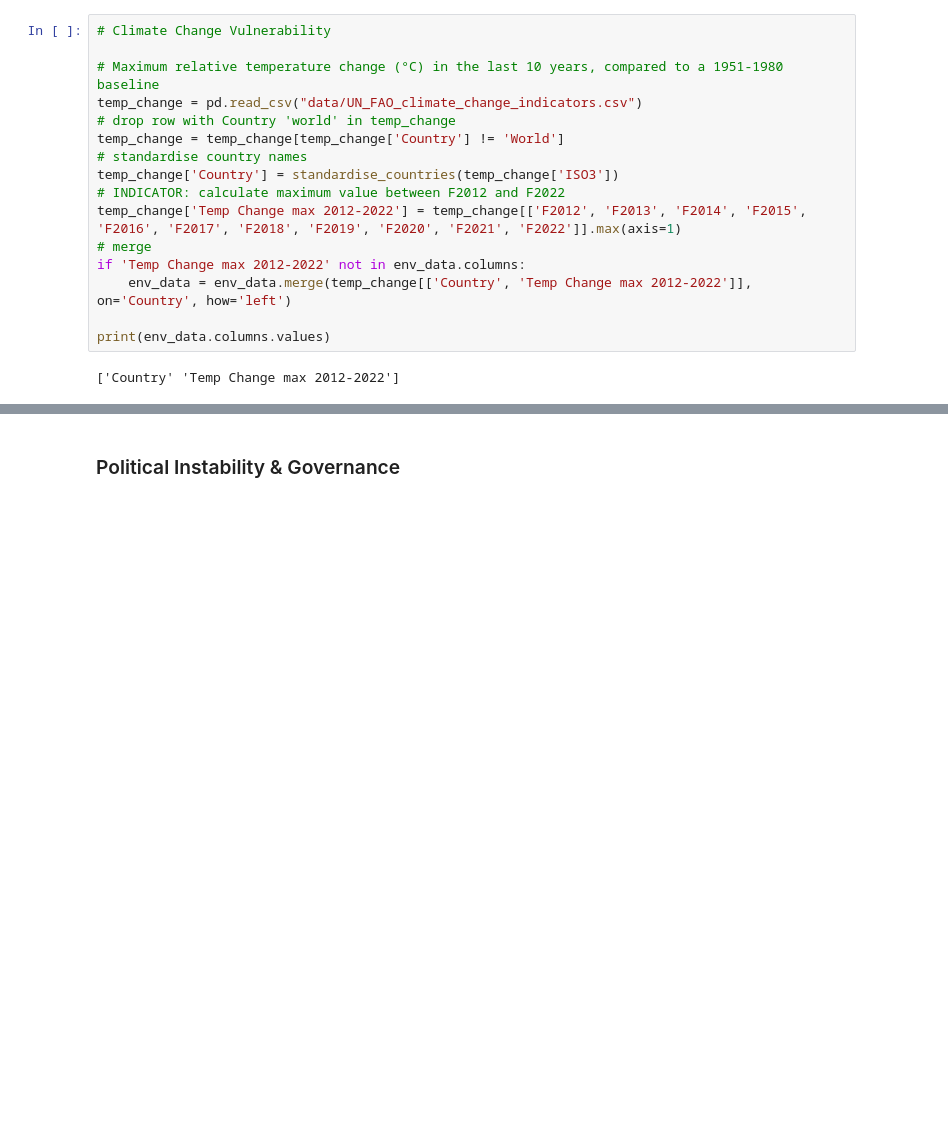
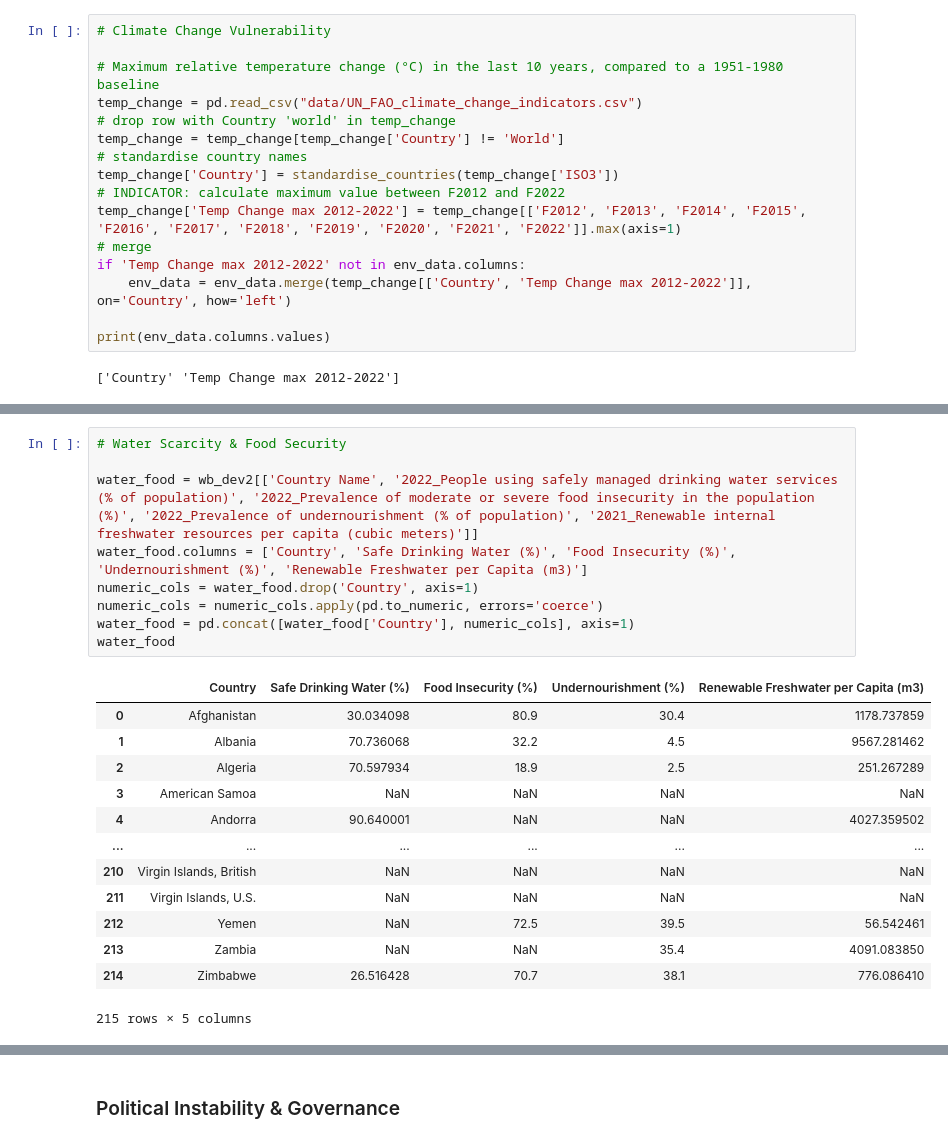
Before and after one commit to arth3mis/global-societal-endangerment-index, a Jupyter notebook: composite_index.ipynb, the cells around one changed output, grey strips where cells are left out. Saved outputs shown, nothing was run; the diff lists cells and outputs as text; blank space fills up the shorter version.

```diff
--- a/composite_index.ipynb
+++ b/composite_index.ipynb
@@ -113 +248,24 @@ print(env_data.columns.values)
+# %%
+# Water Scarcity & Food Security
+
+water_food = wb_dev2[['Country Name', '2022_People using safely managed drinking water services (% of population)', '2022_Prevalence of moderate or severe food insecurity in the population (%)', '2022_Prevalence of undernourishment (% of population)', '2021_Renewable internal freshwater resources per capita (cubic meters)']]
+water_food.columns = ['Country', 'Safe Drinking Water (%)', 'Food Insecurity (%)', 'Undernourishment (%)', 'Renewable Freshwater per Capita (m3)']
+numeric_cols = water_food.drop('Country', axis=1)
+numeric_cols = numeric_cols.apply(pd.to_numeric, errors='coerce')
+water_food = pd.concat([water_food['Country'], numeric_cols], axis=1)
+water_food
+# %% [output]
+|  | Country | Safe Drinking Water (%) | Food Insecurity (%) | Undernourishment (%) | Renewable Freshwater per Capita (m3) |
+| 0 | Afghanistan | 30.034098 | 80.9 | 30.4 | 1178.737859 |
+| 1 | Albania | 70.736068 | 32.2 | 4.5 | 9567.281462 |
+| 2 | Algeria | 70.597934 | 18.9 | 2.5 | 251.267289 |
+| 3 | American Samoa | NaN | NaN | NaN | NaN |
+| 4 | Andorra | 90.640001 | NaN | NaN | 4027.359502 |
+| ... | ... | ... | ... | ... | ... |
+| 210 | Virgin Islands, British | NaN | NaN | NaN | NaN |
+| 211 | Virgin Islands, U.S. | NaN | NaN | NaN | NaN |
+| 212 | Yemen | NaN | 72.5 | 39.5 | 56.542461 |
+| 213 | Zambia | NaN | NaN | 35.4 | 4091.083850 |
+| 214 | Zimbabwe | 26.516428 | 70.7 | 38.1 | 776.086410 |
+215 rows × 5 columns
 # %%
```
Also changed, not shown: parts of 12 cells of this notebook.
